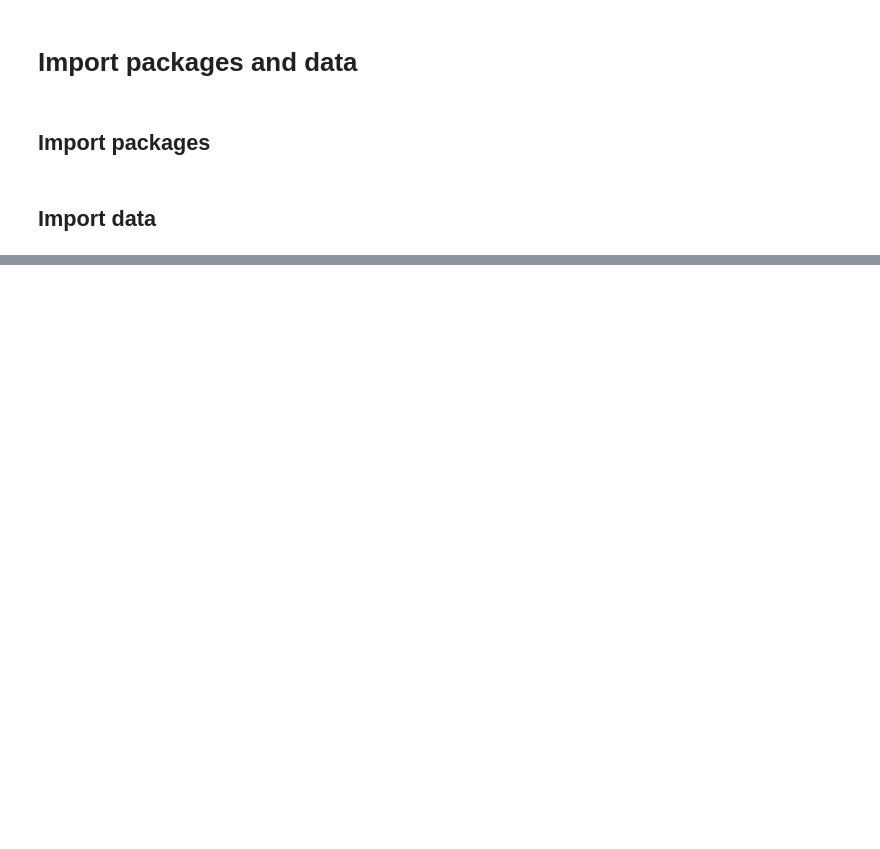
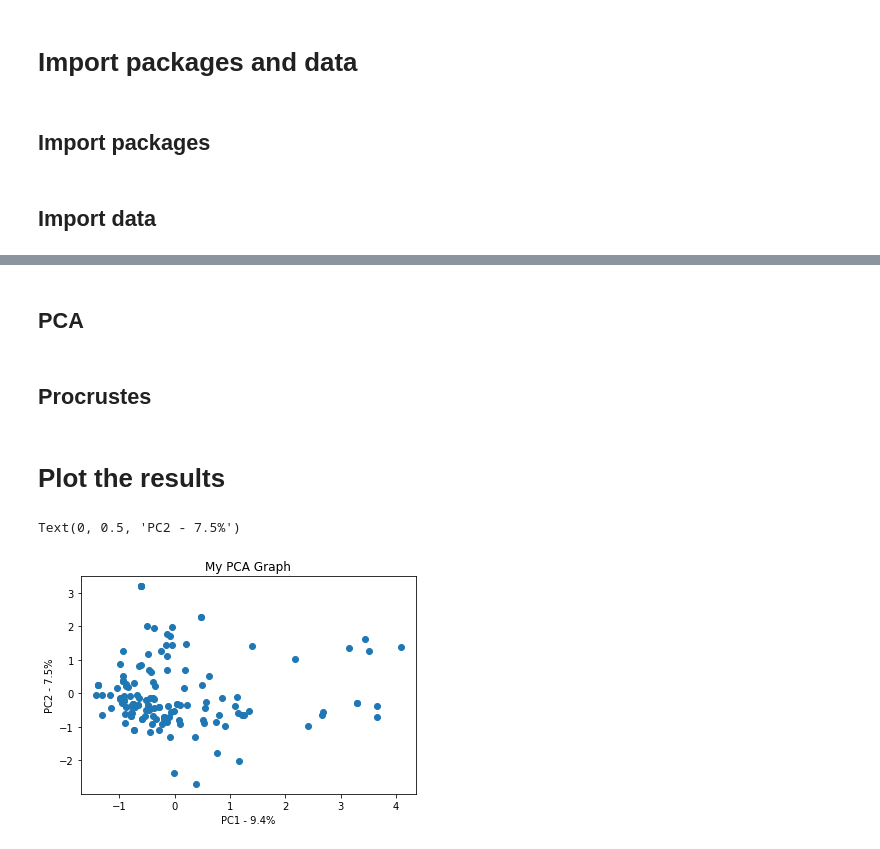
Before and after one commit to camoalon/language_genes, a Jupyter notebook: PCA.ipynb, the cells around one changed output, grey strips where cells are left out. Cells and saved outputs as stored; diff of their text form; code cells hidden in the pictures; blank space fills up the shorter version.

```diff
--- a/PCA.ipynb
+++ b/PCA.ipynb
@@ -17,0 +16,4 @@ HTTPError: ignored
+# %%
+file = 'https://raw.githubusercontent.com/camoalon/language_genes/master/data/Phonemes139forShannon.txt?token=AIVRZB3NSW6SZGXWISTNUQS6RE2QI'
+phonemes = pd.read_csv(file,sep='\t',header=None)
+phonemes.drop(139,axis=1,inplace=True)
@@ -17,0 +26,15 @@ HTTPError: ignored
+# %% [markdown]
+## PCA
+# %%
+pca = PCA()
+pca.fit(phonemes.T)
+pca_data = pca.transform(phonemes.T)
+
+per_var = np.round(pca.explained_variance_ratio_* 100, decimals=1)
+labels = ['PC' + str(x) for x in range(1, len(per_var)+1)]
+
+phonemes_pca = pd.DataFrame(pca_data, columns=labels)
+
+phonemes_pc = pd.DataFrame([phonemes_pca.PC1, phonemes_pca.PC2])
+# %% [markdown]
+## Procrustes
@@ -17,0 +43,10 @@ HTTPError: ignored
+# %% [markdown]
+# Plot the results
+# %%
+plt.scatter(phonemes_pca.PC1, phonemes_pca.PC2)
+plt.title('My PCA Graph')
+plt.xlabel('PC1 - {0}%'.format(per_var[0]))
+plt.ylabel('PC2 - {0}%'.format(per_var[1]))
+# %% [output]
+Text(0, 0.5, 'PC2 - 7.5%')
+[figure, added]
```
Also changed, not shown: parts of 8 cells of this notebook.
